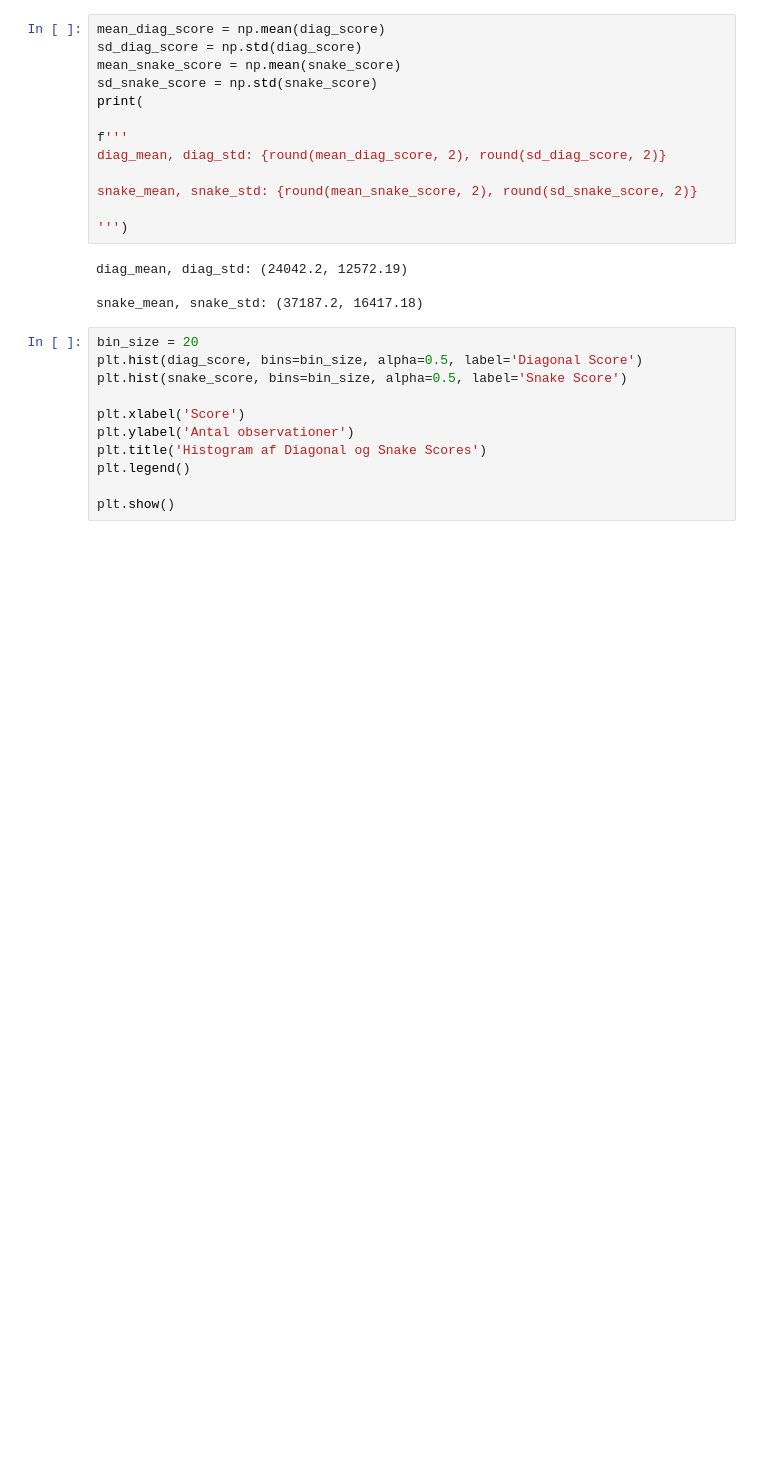
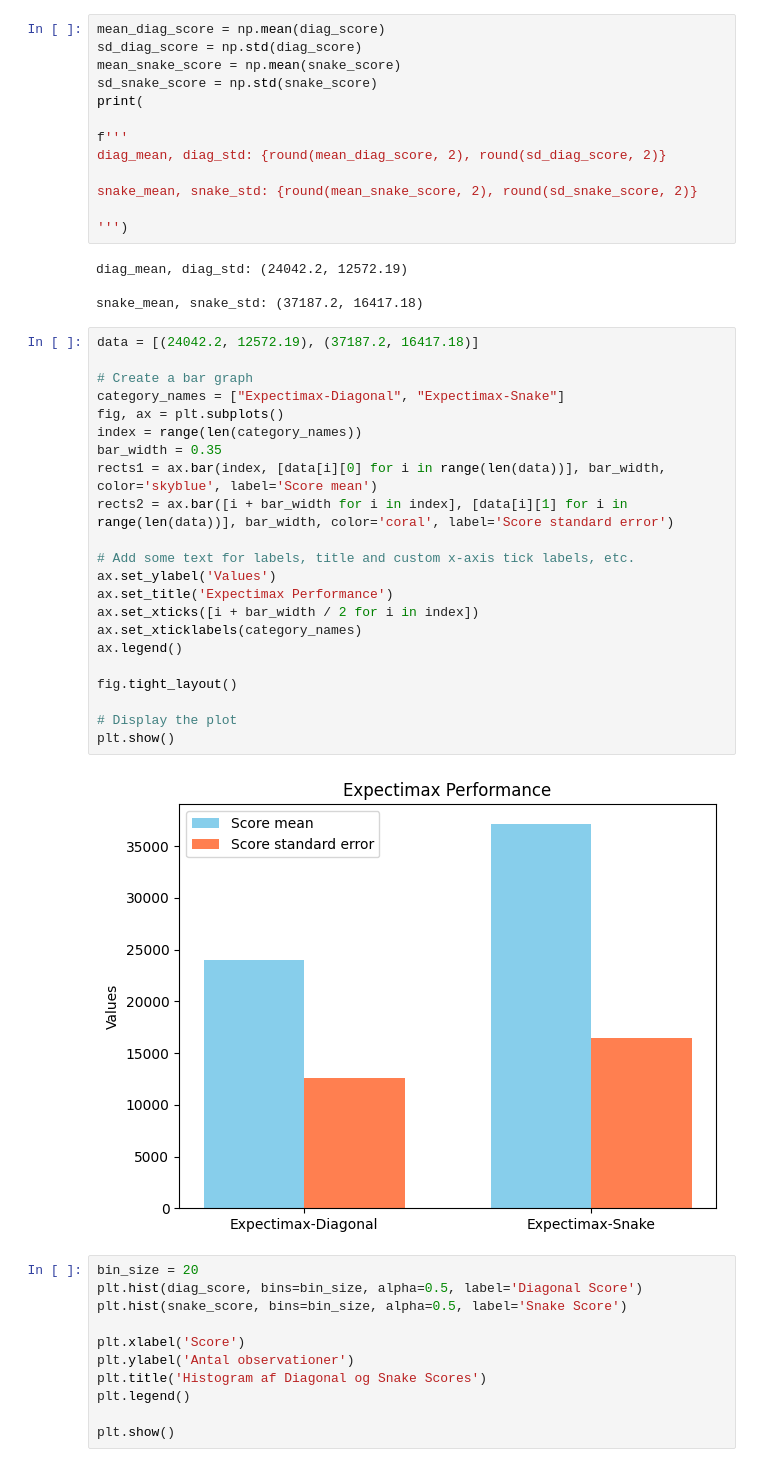
Before and after one commit to Larraguibel/ArtificialInteligence, a Jupyter notebook: Data_AI.ipynb, the cells around one changed output. Cells and saved outputs as stored; diff of their text form; blank space fills up the shorter version.

```diff
--- a/Data_AI.ipynb
+++ b/Data_AI.ipynb
@@ -145,6 +145,30 @@ snake_mean, snake_std: {round(mean_snake_score, 2), round(sd_snake_score, 2)}
 diag_mean, diag_std: (24042.2, 12572.19)
 
 snake_mean, snake_std: (37187.2, 16417.18)
+# %%
+data = [(24042.2, 12572.19), (37187.2, 16417.18)]
+
+# Create a bar graph
+category_names = ["Expectimax-Diagonal", "Expectimax-Snake"]
+fig, ax = plt.subplots()
+index = range(len(category_names))
+bar_width = 0.35
+rects1 = ax.bar(index, [data[i][0] for i in range(len(data))], bar_width, color='skyblue', label='Score mean')
+rects2 = ax.bar([i + bar_width for i in index], [data[i][1] for i in range(len(data))], bar_width, color='coral', label='Score standard error')
+
+# Add some text for labels, title and custom x-axis tick labels, etc.
+ax.set_ylabel('Values')
+ax.set_title('Expectimax Performance')
+ax.set_xticks([i + bar_width / 2 for i in index])
+ax.set_xticklabels(category_names)
+ax.legend()
+
+fig.tight_layout()
+
+# Display the plot
+plt.show()
+# %% [output]
+[figure, added]
 # %%
 bin_size = 20
 plt.hist(diag_score, bins=bin_size, alpha=0.5, label='Diagonal Score')
```
